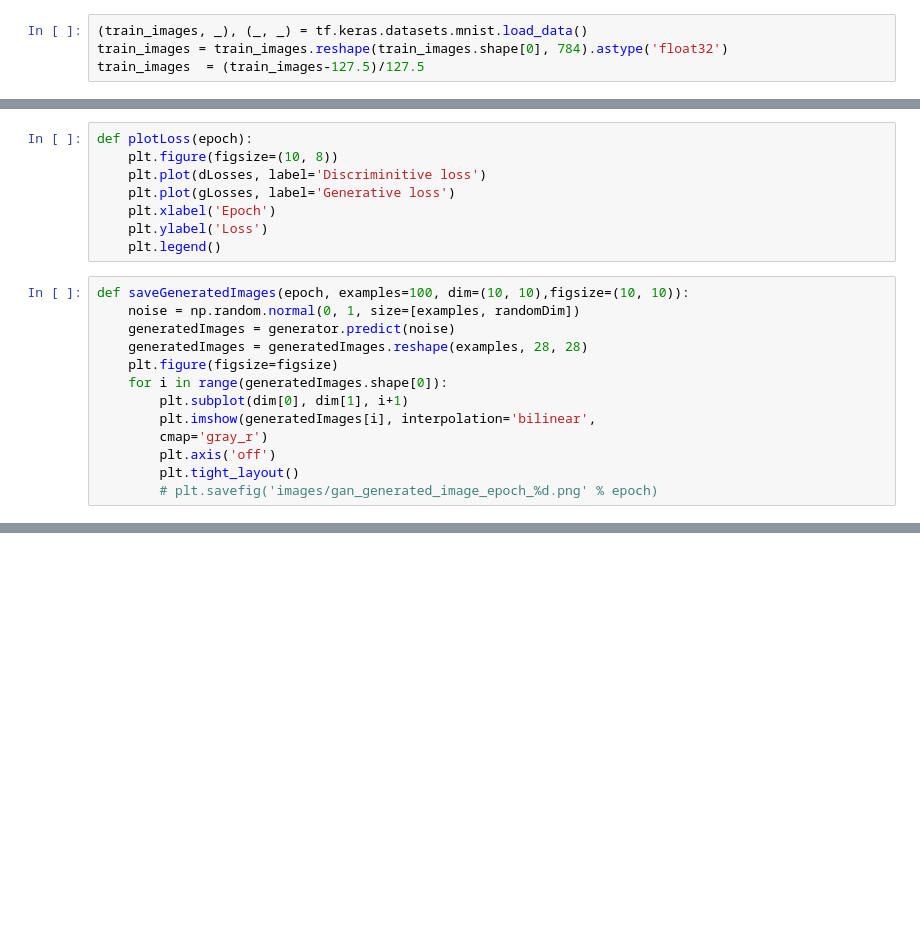
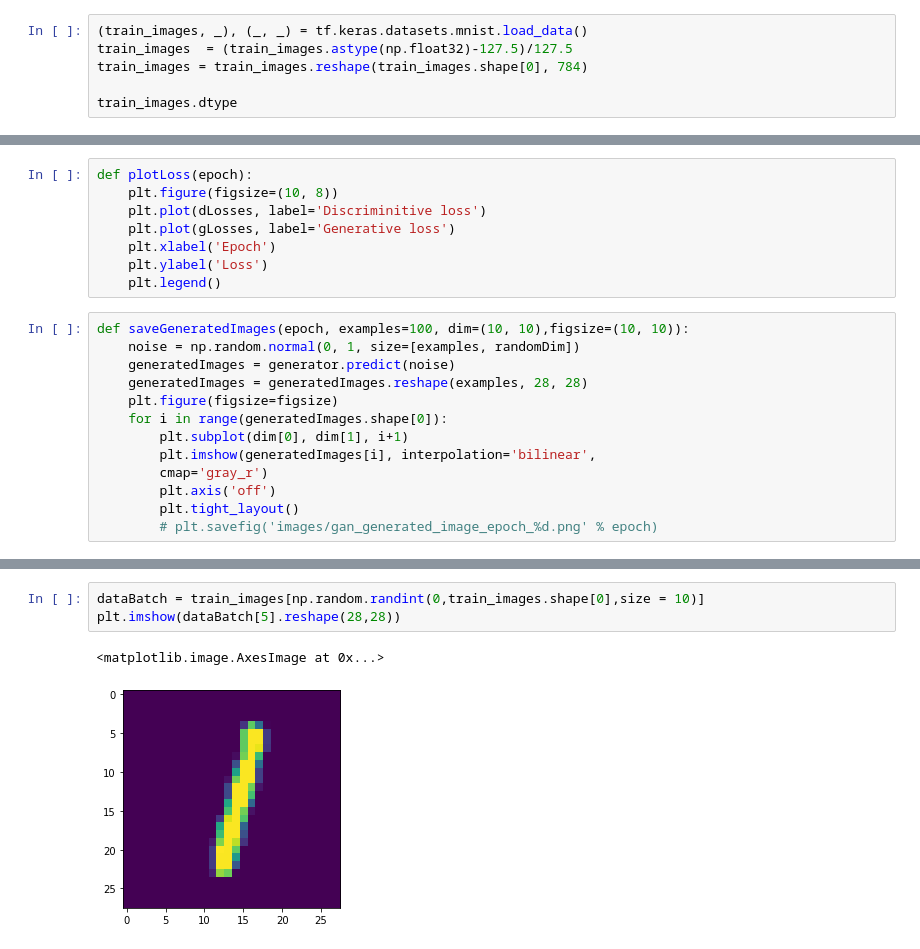
Before and after one commit to shantanu-k/DeepLearning-Projects, a Jupyter notebook: GAN_01.ipynb, the cells around one changed output, grey strips where cells are left out. Saved outputs shown, nothing was run; the diff lists cells and outputs as text; blank space fills up the shorter version.

```diff
--- a/GAN_01.ipynb
+++ b/GAN_01.ipynb
@@ -7,5 +9,7 @@ import numpy as np
 import os,time
 # %%
 (train_images, _), (_, _) = tf.keras.datasets.mnist.load_data()
-train_images = train_images.reshape(train_images.shape[0], 784).astype('float32')
-train_images  = (train_images-127.5)/127.5
+train_images  = (train_images.astype(np.float32)-127.5)/127.5
+train_images = train_images.reshape(train_images.shape[0], 784)
+
+train_images.dtype
@@ -146,0 +250,6 @@ plt.legend()
+# %%
+dataBatch = train_images[np.random.randint(0,train_images.shape[0],size = 10)]
+plt.imshow(dataBatch[5].reshape(28,28))
+# %% [output]
+<matplotlib.image.AxesImage at 0x...>
+[figure, added]
```
Also changed, not shown: parts of 19 cells of this notebook.
